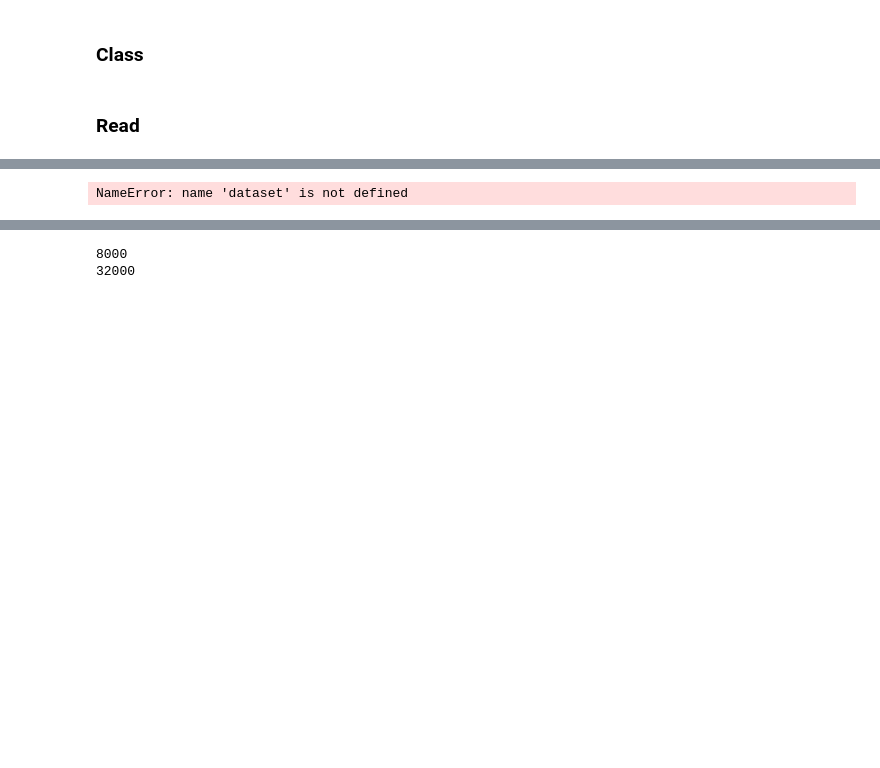
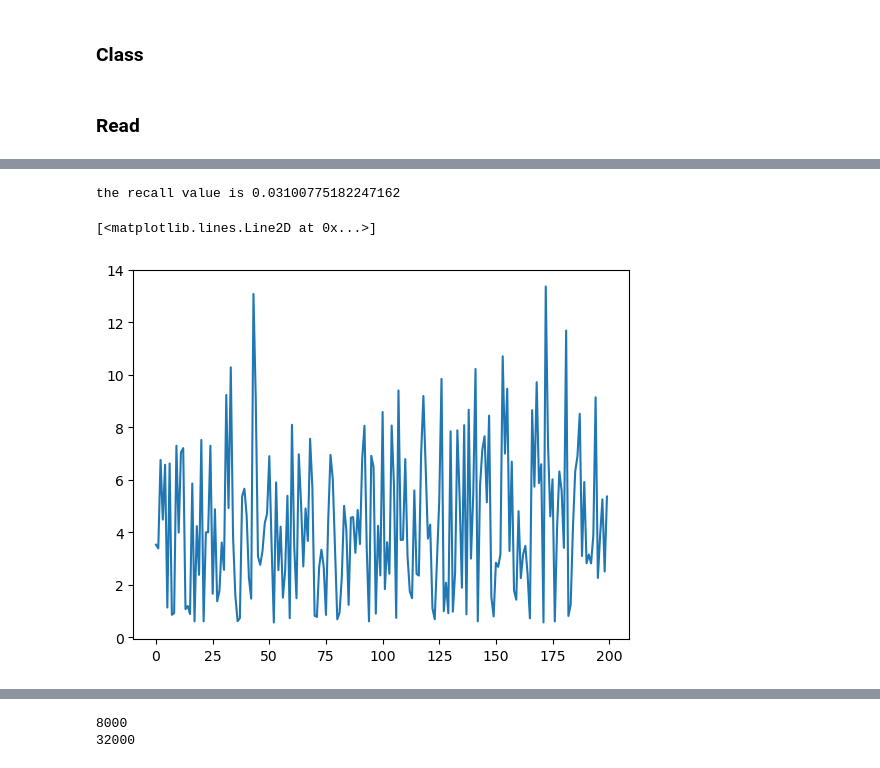
Before and after one commit to hcccccz/paper_new, a Jupyter notebook: classification.ipynb, the cells around one changed output, grey strips where cells are left out. Drawn from its saved outputs; the diff is of its cells as text; code cells hidden in the pictures; blank space fills up the shorter version.

```diff
--- a/classification.ipynb
+++ b/classification.ipynb
@@ -190,5 +191,4 @@ class Feature_extractor:
 # %%
-import torch
 
 def get_int(text):
     return int(re.search("[0-9]+",text).group())
@@ -204,11 +204,19 @@ class feature_dataset(torch.utils.data.Dataset):
 
         scalar = MinMaxScaler()
         self.data_frame = scalar.fit_transform(self.data_frame)
-        X_train, X_test, y_train, y_test = train_test_split(self.data_frame, self.y,test_size=0.2,shuffle=True)
-        X_train, X_val, y_train, y_val = train_test_split(X_train,y_train, test_size=0.2, shuffle=True)
+
+        X_train, X_test, y_train, y_test = train_test_split(self.data_frame, self.y,stratify=self.y,test_size=0.2,shuffle=True)
+        X_train, X_val, y_train, y_val = train_test_split(X_train,y_train,stratify=y_train, test_size=0.2, shuffle=True)
+
+        #calculate class weight
+        class_df = pd.DataFrame(y_train)
+        total_sample = class_df.value_counts().sum(axis=0)
+        self.class_weight = total_sample/(class_df.value_counts()*2)
+        self.class_weight = torch.tensor(self.class_weight,dtype=torch.float32)
 
         self.data_dict = {'train':(X_train,y_train),'val':(X_val, y_val), 'test':(X_test,y_test)}
         self.config()
+
     def __getitem__(self,index):
         row = self._target_df[index]
         feature = torch.tensor(row,dtype=torch.float32)
@@ -222,19 +230,25 @@ class feature_dataset(torch.utils.data.Dataset):
     def config(self,stage='train'):
         self._target_df, self._target_y = self.data_dict[stage]
 
+    def ger_num_batches(self, batch_size):
+        return len(self) // batch_size
+
 
 class MLP(torch.nn.Module):
-    def __init__(self, input_dim, hidden_dim, out_dim):
+    def __init__(self, input_dim, hidden_dim_1,hidden_dim_2, out_dim):
         super(MLP,self).__init__()
-        self.fc1 = torch.nn.Linear(input_dim, hidden_dim)
+        self.fc1 = torch.nn.Linear(input_dim, hidden_dim_1)
         self.relu = torch.nn.ReLU()
-        self.fc2 = torch.nn.Linear(hidden_dim,out_dim)
+        self.fc2 = torch.nn.Linear(hidden_dim_1,hidden_dim_2)
+        self.fc3 = torch.nn.Linear(hidden_dim_2,out_dim)
+
 
     def forward(self, x):
         x = self.fc1(x)
         x = self.relu(x)
-        out = self.fc2(x)
-
+        x = self.fc2(x)
+        x = self.relu(x)
+        out = self.fc3(x)
         return out
 
 def compute_accuracy(y_pred, y_target):
@@ -243,3 +257,7 @@ def compute_accuracy(y_pred, y_target):
     n_correct = torch.eq(y_pred_indices, y_target).sum().item()
 
     return n_correct / len(y_pred_indices) * 100
+
+#create dataset
+dataset = feature_dataset("/home/hc/[NII-IDR] 楽天市場データ/review/sample/sample_from_raw.csv",
+                          cut_off=5)
@@ -246,7 +380,30 @@ def compute_accuracy(y_pred, y_target):
+# %%
+#test
+import torch.utils
+
+
+dataset.config('test')
+test_loader = torch.utils.data.DataLoader(dataset=dataset, shuffle=True,
+                                          drop_last=True,batch_size=batch_size)
+metric_test = BinaryRecall()
+with torch.no_grad():
+    for i, (x,y) in enumerate(test_loader):
+        x = x.to(device)
+        y = y.to(device).view(-1,1)
+        y_pred = model(x)
+
+        y_flat = y.flatten().to(torch.int)
+        y_pred_flat = y_pred.flatten().to(torch.int)
+
+        metric_test.update(y_pred_flat, y_flat)
+
+recall_test = metric_test.compute()
+print("the recall value is "+ str(recall_test.item()))
+# %% [output]
+the recall value is 0.03100775182247162
 # %%
-import matploylib.pyplot as plt
-feature_dataset.y
+import matplotlib.pyplot as plt
+plt.plot(range(200),loss_l)
+# %% [output]
+[<matplotlib.lines.Line2D at 0x...>]
+[figure, added]
-# %%
-len(dataset)
-# %% [output]
-NameError: name 'dataset' is not defined
```
Also changed, not shown: parts of 9 cells of this notebook, 5 other files.
